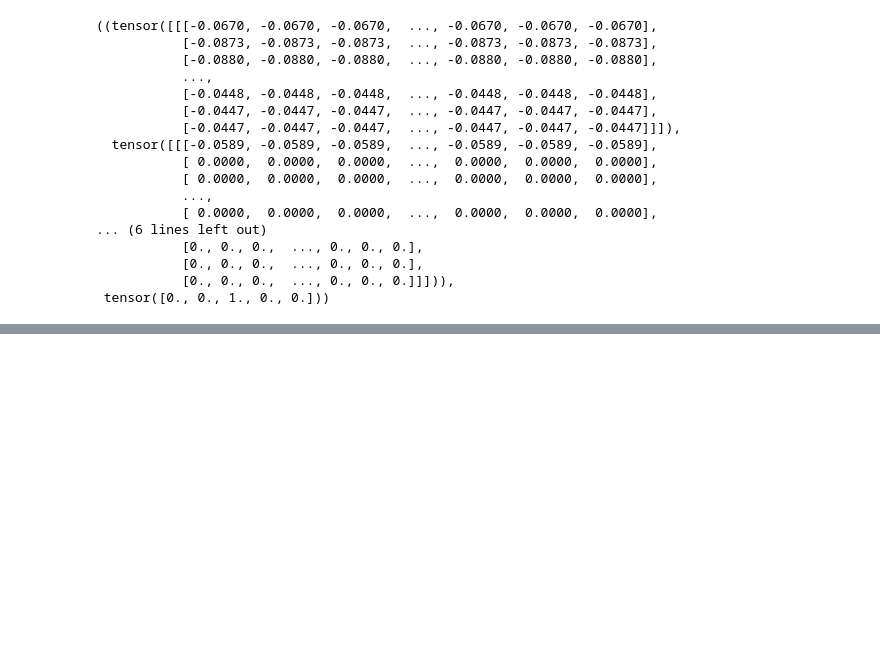
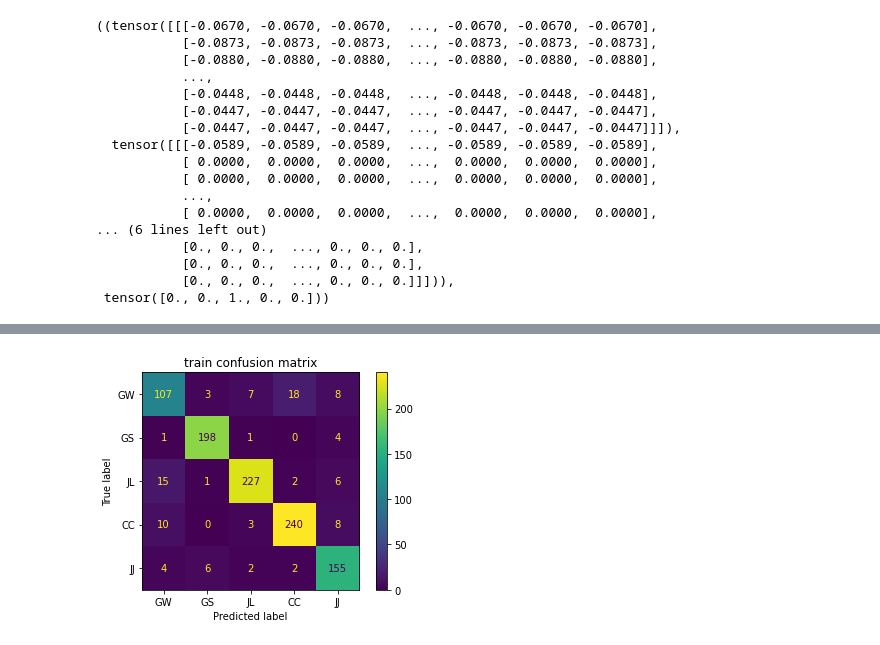
Before and after one commit to zambbo/CNN-DialectDetector, a Jupyter notebook: model.ipynb, the cells around one changed output, grey strips where cells are left out. Cells and saved outputs as stored; diff of their text form; code cells hidden in the pictures; blank space fills up the shorter version.

```diff
--- a/model.ipynb
+++ b/model.ipynb
@@ -506,0 +558,4 @@ model.plot('val_loss')
+# %%
+model.plot('confusion_train')
+# %% [output]
+[figure, added]
```
Also changed, not shown: parts of 14 cells of this notebook.
